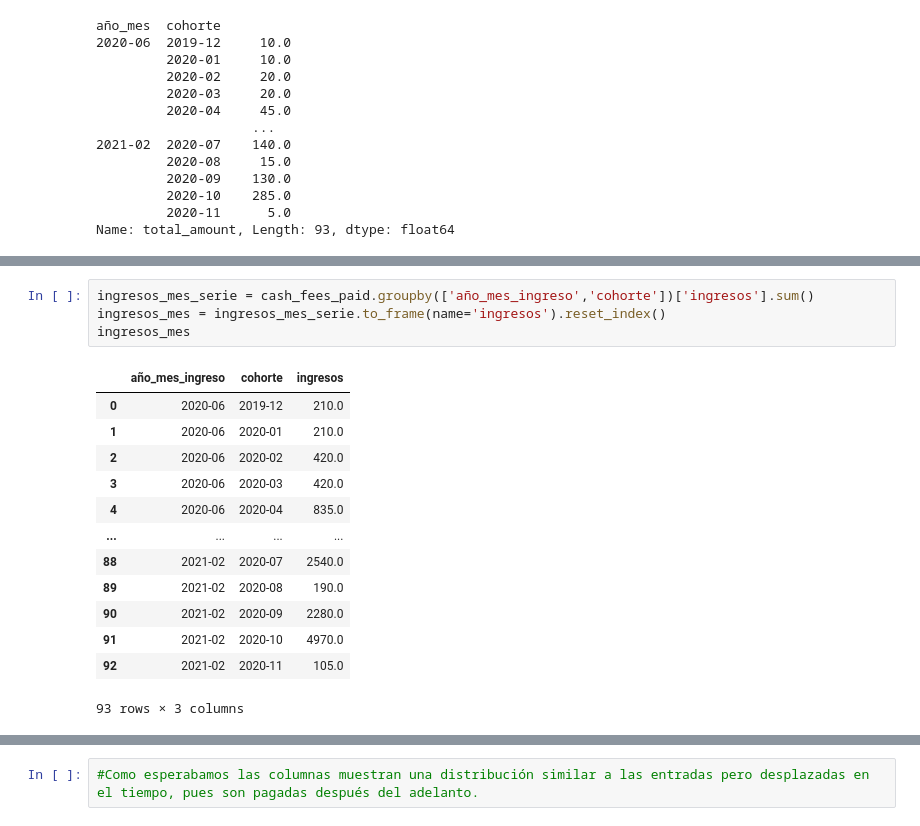
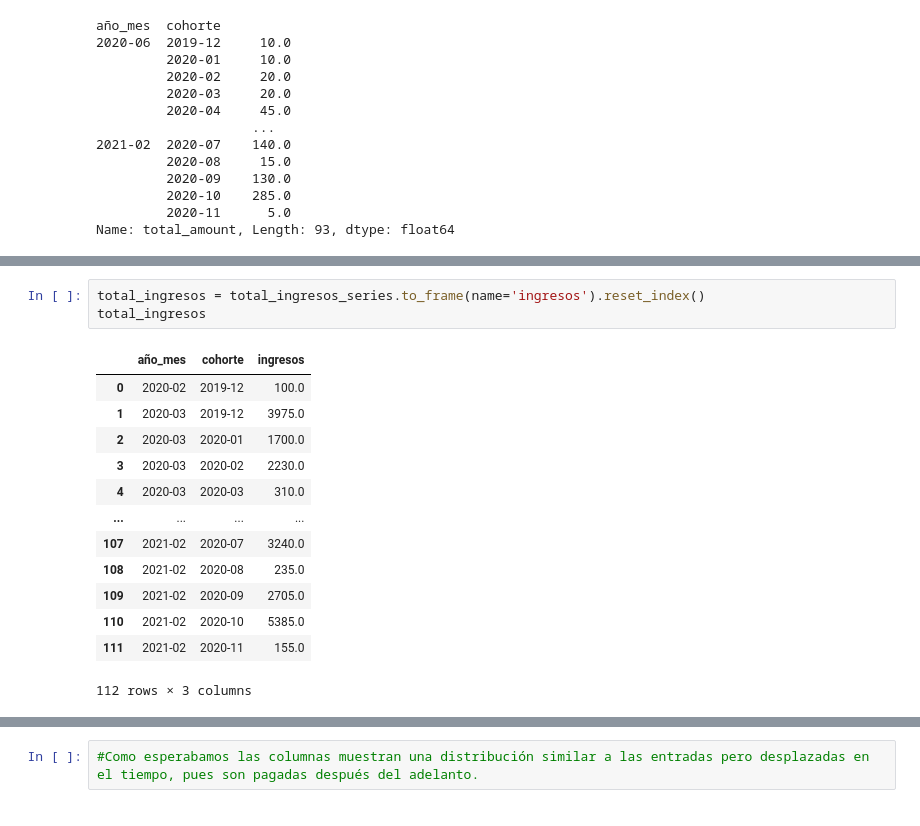
Before and after one commit to moiatgit/project-1-ironhack-payments-es, a Jupyter notebook: grupo3.ipynb, the cells around one changed output, grey strips where cells are left out. Saved outputs shown, nothing was run; the diff lists cells and outputs as text.

```diff
--- a/grupo3.ipynb
+++ b/grupo3.ipynb
@@ -871,20 +875,19 @@ cash_fees_paid.head()
-# %%
-ingresos_mes_serie = cash_fees_paid.groupby(['año_mes_ingreso','cohorte'])['ingresos'].sum()
-ingresos_mes = ingresos_mes_serie.to_frame(name='ingresos').reset_index()
-ingresos_mes
-# %% [output]
-|  | año_mes_ingreso | cohorte | ingresos |
-| 0 | 2020-06 | 2019-12 | 210.0 |
-| 1 | 2020-06 | 2020-01 | 210.0 |
-| 2 | 2020-06 | 2020-02 | 420.0 |
-| 3 | 2020-06 | 2020-03 | 420.0 |
-| 4 | 2020-06 | 2020-04 | 835.0 |
-| ... | ... | ... | ... |
-| 88 | 2021-02 | 2020-07 | 2540.0 |
-| 89 | 2021-02 | 2020-08 | 190.0 |
-| 90 | 2021-02 | 2020-09 | 2280.0 |
-| 91 | 2021-02 | 2020-10 | 4970.0 |
-| 92 | 2021-02 | 2020-11 | 105.0 |
-93 rows × 3 columns
+# %%
+total_ingresos = total_ingresos_series.to_frame(name='ingresos').reset_index()
+total_ingresos
+# %% [output]
+|  | año_mes | cohorte | ingresos |
+| 0 | 2020-02 | 2019-12 | 100.0 |
+| 1 | 2020-03 | 2019-12 | 3975.0 |
+| 2 | 2020-03 | 2020-01 | 1700.0 |
+| 3 | 2020-03 | 2020-02 | 2230.0 |
+| 4 | 2020-03 | 2020-03 | 310.0 |
+| ... | ... | ... | ... |
+| 107 | 2021-02 | 2020-07 | 3240.0 |
+| 108 | 2021-02 | 2020-08 | 235.0 |
+| 109 | 2021-02 | 2020-09 | 2705.0 |
+| 110 | 2021-02 | 2020-10 | 5385.0 |
+| 111 | 2021-02 | 2020-11 | 155.0 |
+112 rows × 3 columns
 # %%
 # 3c. Visualizar resultados
```
Also changed, not shown: parts of 4 cells of this notebook.
